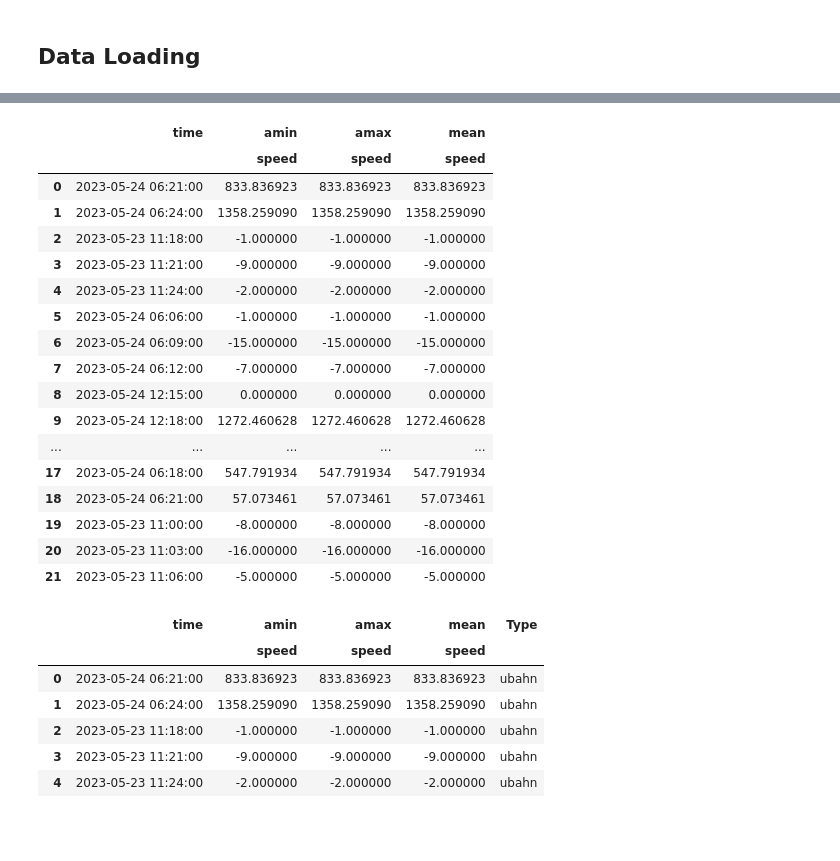
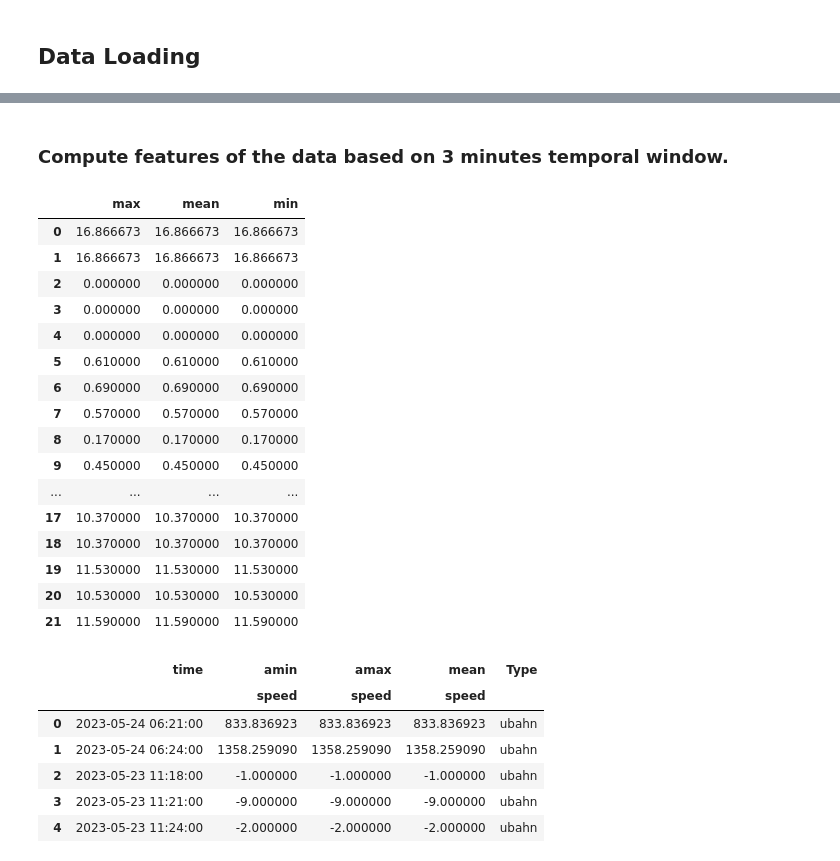
Before and after one commit to or81ynez/MaennerML, a Jupyter notebook: Maenner.ipynb, the cells around one changed output, grey strips where cells are left out. Cells and saved outputs as stored; diff of their text form; code cells hidden in the pictures; blank space fills up the shorter version.

```diff
--- a/Maenner.ipynb
+++ b/Maenner.ipynb
@@ -60,10 +21,0 @@ auto_accelerometer5 = pd.read_csv("/Users/tramduong/Desktop/Python/ML4B/Git/Maen
-# %%
-#Using time as index and resample data to minute periods
-for df in [loc_ubahn1, loc_ubahn2, loc_ubahn3, loc_ubahn4, loc_ubahn5, loc_ubahn6, loc_ubahn7, acc_ubahn1, acc_ubahn2, acc_ubahn3, acc_ubahn4, acc_ubahn5, acc_ubahn6, acc_ubahn7,
-           gy_ubahn1, gy_ubahn2, gy_ubahn3, gy_ubahn4, gy_ubahn5, gy_ubahn6, gy_ubahn7, gra_ubahn1, gra_ubahn2, gra_ubahn3, gra_ubahn4, gra_ubahn5, gra_ubahn6, gra_ubahn7,]:
-    df.index = pd.to_datetime(df['time'], unit = 'ns',errors='ignore')
-    df.resample('1T').median()
-# %%
-#Drop column time to avoid confusion with time-indexing
-for df in [loc_ubahn1, loc_ubahn2, loc_ubahn3, loc_ubahn4, loc_ubahn5, loc_ubahn6, loc_ubahn7]:
-    df.drop (columns = ['time'], inplace = True)
@@ -70,14 +111,20 @@ for df in [loc_ubahn1, loc_ubahn2, loc_ubahn3, loc_ubahn4, loc_ubahn5, loc_ubahn
+# %% [markdown]
+### Compute features of the data based on 3 minutes temporal window.
 # %%
 #Cut data into windows of 3 minutes
 def cut_into_windows(df):
+    df = df.resample('3T').sum()
     # Create a new DataFrame with 'time' as the index
-    pivot = pd.pivot_table(loc_ubahn1, values='speed', index='time', aggfunc=[np.min, np.max, np.mean])
+    pivot = pd.pivot_table(df,
+                           values=['speed'],
+                           index='time',
+                           aggfunc=('min','mean', 'max'))
     # Resample the DataFrame to 3-minute intervals and calculate the sum
-    tumbling = pivot.resample('3T').sum()
-    return tumbling
+    #tumbling = pivot.resample('3T').sum()
+    return pivot
 # %%
 #Combine 3-minutes windows data into one DataFrame
 def combine_into_df(dfs):
-    combined_df = pd.concat([cut_into_window(df) for df in dfs])  # Apply cut_into_window to each DataFrame and concatenate them
+    combined_df = pd.concat([cut_into_windows(df) for df in dfs])  # Apply cut_into_window to each DataFrame and concatenate them
     combined_df.reset_index(drop=True, inplace=True)  # Reset the index of the combined DataFrame
     return combined_df
@@ -87,26 +131,25 @@ df = [loc_ubahn1, loc_ubahn2, loc_ubahn3, loc_ubahn4, loc_ubahn5, loc_ubahn6, lo
 # %%
 #Apply on function
-loc_ubahn = combine_into_df(df)
+loc_ubahn = combine_into_df(loc_ubahn)
 loc_ubahn.head(22)
 # %% [output]
-|  | time | amin | amax | mean |
-|  |  | speed | speed | speed |
-| 0 | 2023-05-24 06:21:00 | 833.836923 | 833.836923 | 833.836923 |
-| 1 | 2023-05-24 06:24:00 | 1358.259090 | 1358.259090 | 1358.259090 |
-| 2 | 2023-05-23 11:18:00 | -1.000000 | -1.000000 | -1.000000 |
-| 3 | 2023-05-23 11:21:00 | -9.000000 | -9.000000 | -9.000000 |
-| 4 | 2023-05-23 11:24:00 | -2.000000 | -2.000000 | -2.000000 |
-| 5 | 2023-05-24 06:06:00 | -1.000000 | -1.000000 | -1.000000 |
-| 6 | 2023-05-24 06:09:00 | -15.000000 | -15.000000 | -15.000000 |
-| 7 | 2023-05-24 06:12:00 | -7.000000 | -7.000000 | -7.000000 |
-| 8 | 2023-05-24 12:15:00 | 0.000000 | 0.000000 | 0.000000 |
-| 9 | 2023-05-24 12:18:00 | 1272.460628 | 1272.460628 | 1272.460628 |
-| ... | ... | ... | ... | ... |
-| 17 | 2023-05-24 06:18:00 | 547.791934 | 547.791934 | 547.791934 |
-| 18 | 2023-05-24 06:21:00 | 57.073461 | 57.073461 | 57.073461 |
-| 19 | 2023-05-23 11:00:00 | -8.000000 | -8.000000 | -8.000000 |
-| 20 | 2023-05-23 11:03:00 | -16.000000 | -16.000000 | -16.000000 |
-| 21 | 2023-05-23 11:06:00 | -5.000000 | -5.000000 | -5.000000 |
+|  | max | mean | min |
+| 0 | 16.866673 | 16.866673 | 16.866673 |
+| 1 | 16.866673 | 16.866673 | 16.866673 |
+| 2 | 0.000000 | 0.000000 | 0.000000 |
+| 3 | 0.000000 | 0.000000 | 0.000000 |
+| 4 | 0.000000 | 0.000000 | 0.000000 |
+| 5 | 0.610000 | 0.610000 | 0.610000 |
+| 6 | 0.690000 | 0.690000 | 0.690000 |
+| 7 | 0.570000 | 0.570000 | 0.570000 |
+| 8 | 0.170000 | 0.170000 | 0.170000 |
+| 9 | 0.450000 | 0.450000 | 0.450000 |
+| ... | ... | ... | ... |
+| 17 | 10.370000 | 10.370000 | 10.370000 |
+| 18 | 10.370000 | 10.370000 | 10.370000 |
+| 19 | 11.530000 | 11.530000 | 11.530000 |
+| 20 | 10.530000 | 10.530000 | 10.530000 |
+| 21 | 11.590000 | 11.590000 | 11.590000 |
 # %%
 #Add new column for traffic type
 for i in range(len(loc_ubahn)):
```
Also changed, not shown: parts of 17 cells of this notebook, 2 other files.
